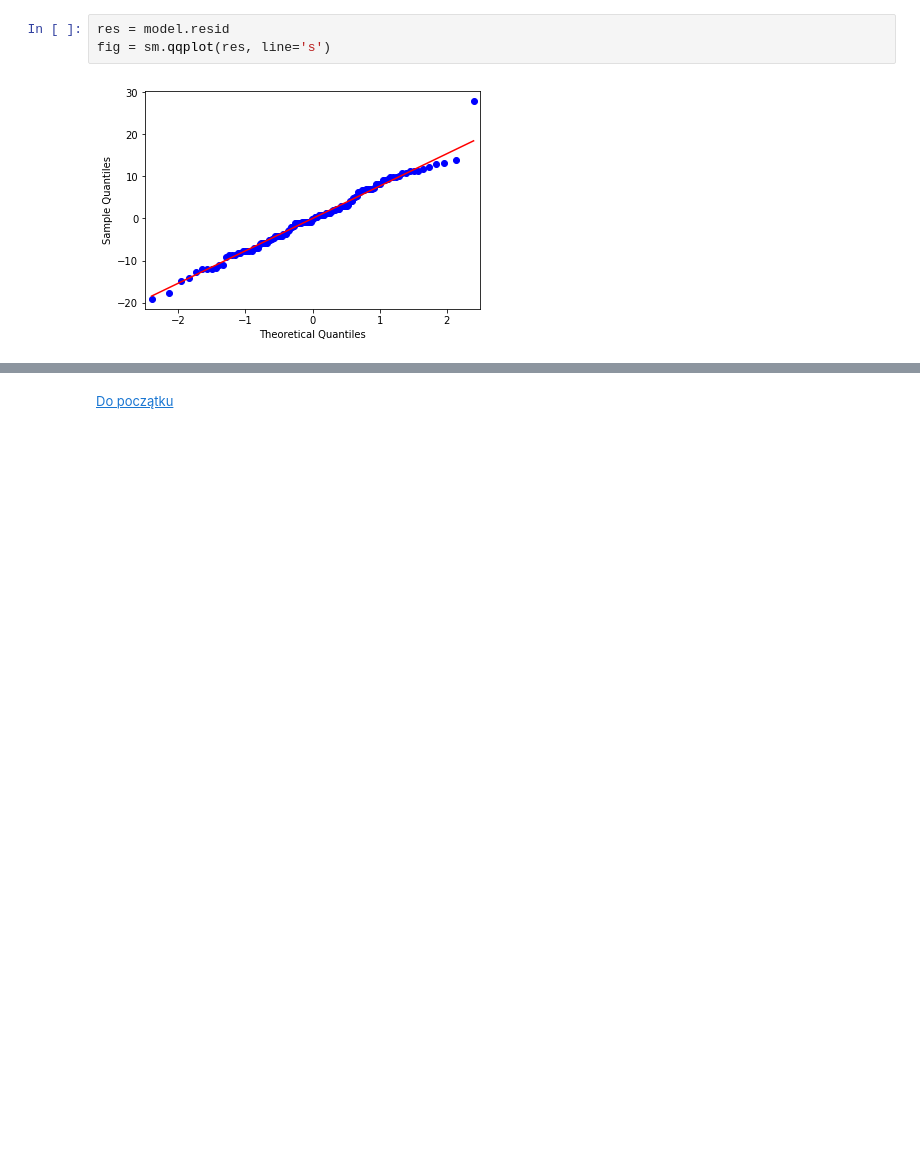
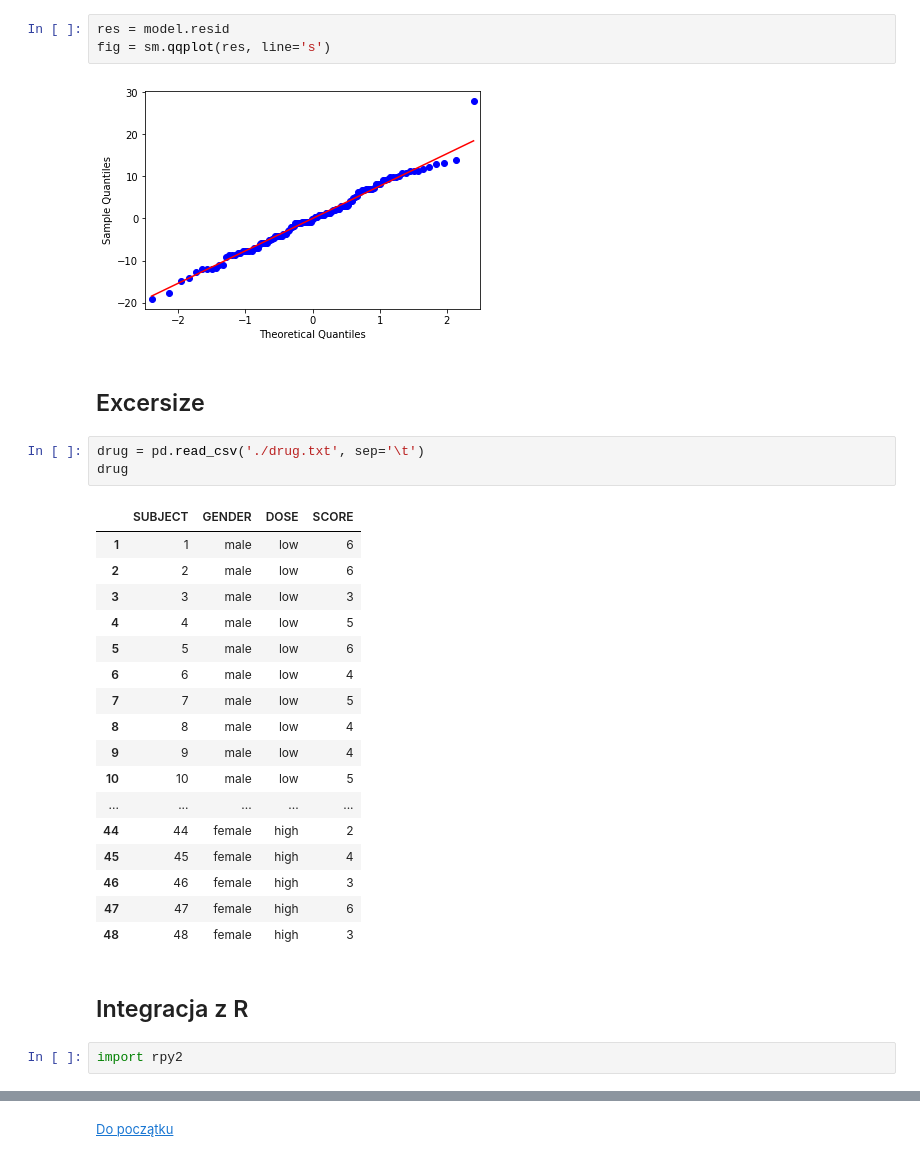
Before and after one commit to mkoculak/Warsztat-programowania, a Jupyter notebook: Warsztat 1-10.ipynb, the cells around one changed output, grey strips where cells are left out. Saved outputs shown, nothing was run; the diff lists cells and outputs as text; blank space fills up the shorter version.

```diff
--- a/Warsztat 1-10.ipynb
+++ b/Warsztat 1-10.ipynb
@@ -538,3 +538,30 @@ res = model.resid
 fig = sm.qqplot(res, line='s')
 # %% [output]
 [figure]
+# %% [markdown]
+## Excersize
+# %%
+drug = pd.read_csv('./drug.txt', sep='\t')
+drug
+# %% [output]
+|  | SUBJECT | GENDER | DOSE | SCORE |
+| 1 | 1 | male | low | 6 |
+| 2 | 2 | male | low | 6 |
+| 3 | 3 | male | low | 3 |
+| 4 | 4 | male | low | 5 |
+| 5 | 5 | male | low | 6 |
+| 6 | 6 | male | low | 4 |
+| 7 | 7 | male | low | 5 |
+| 8 | 8 | male | low | 4 |
+| 9 | 9 | male | low | 4 |
+| 10 | 10 | male | low | 5 |
+| ... | ... | ... | ... | ... |
+| 44 | 44 | female | high | 2 |
+| 45 | 45 | female | high | 4 |
+| 46 | 46 | female | high | 3 |
+| 47 | 47 | female | high | 6 |
+| 48 | 48 | female | high | 3 |
+# %% [markdown]
+## Integracja z R
+# %%
+import rpy2
```
Also changed, not shown: parts of 7 cells of this notebook, 2 other files.
